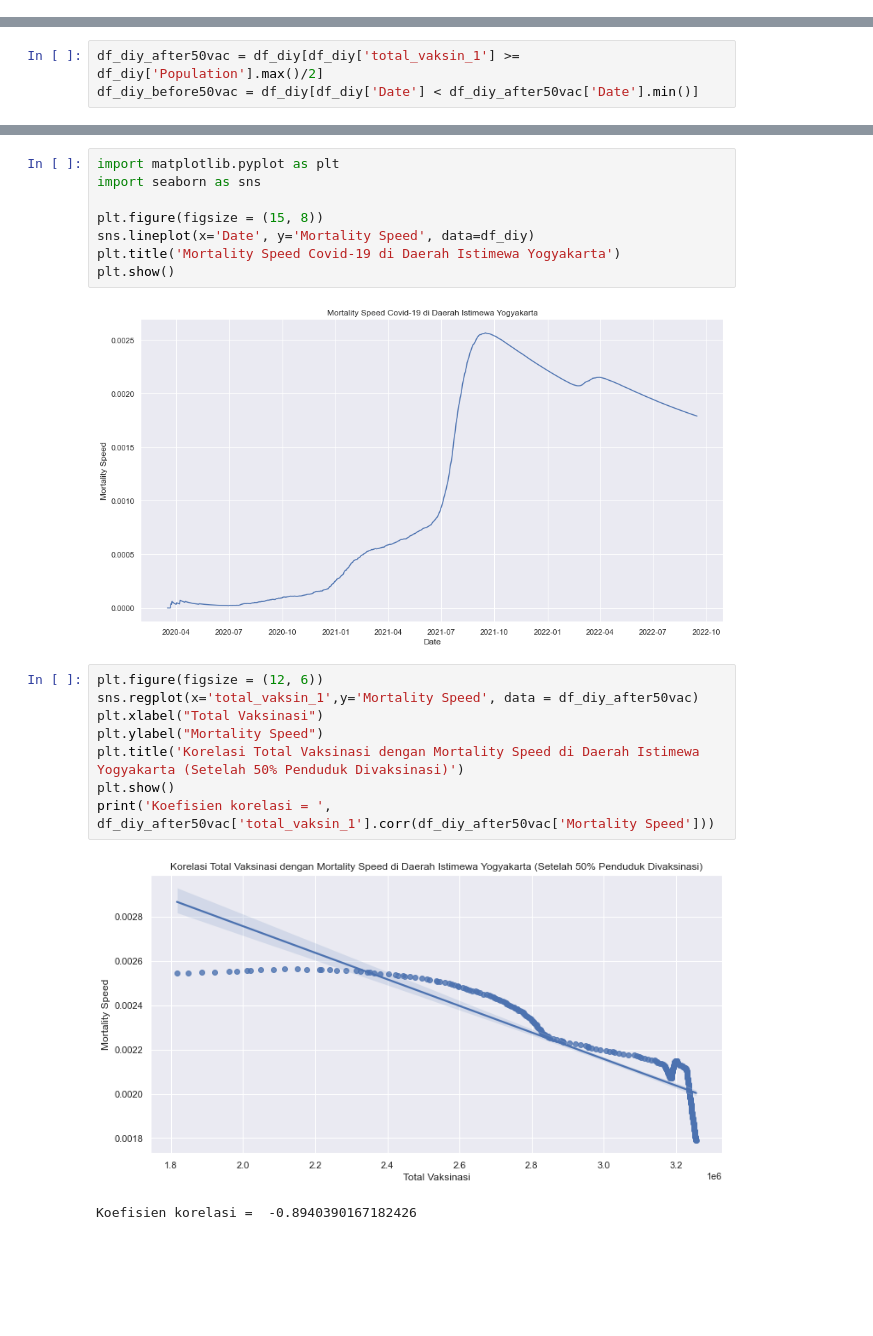
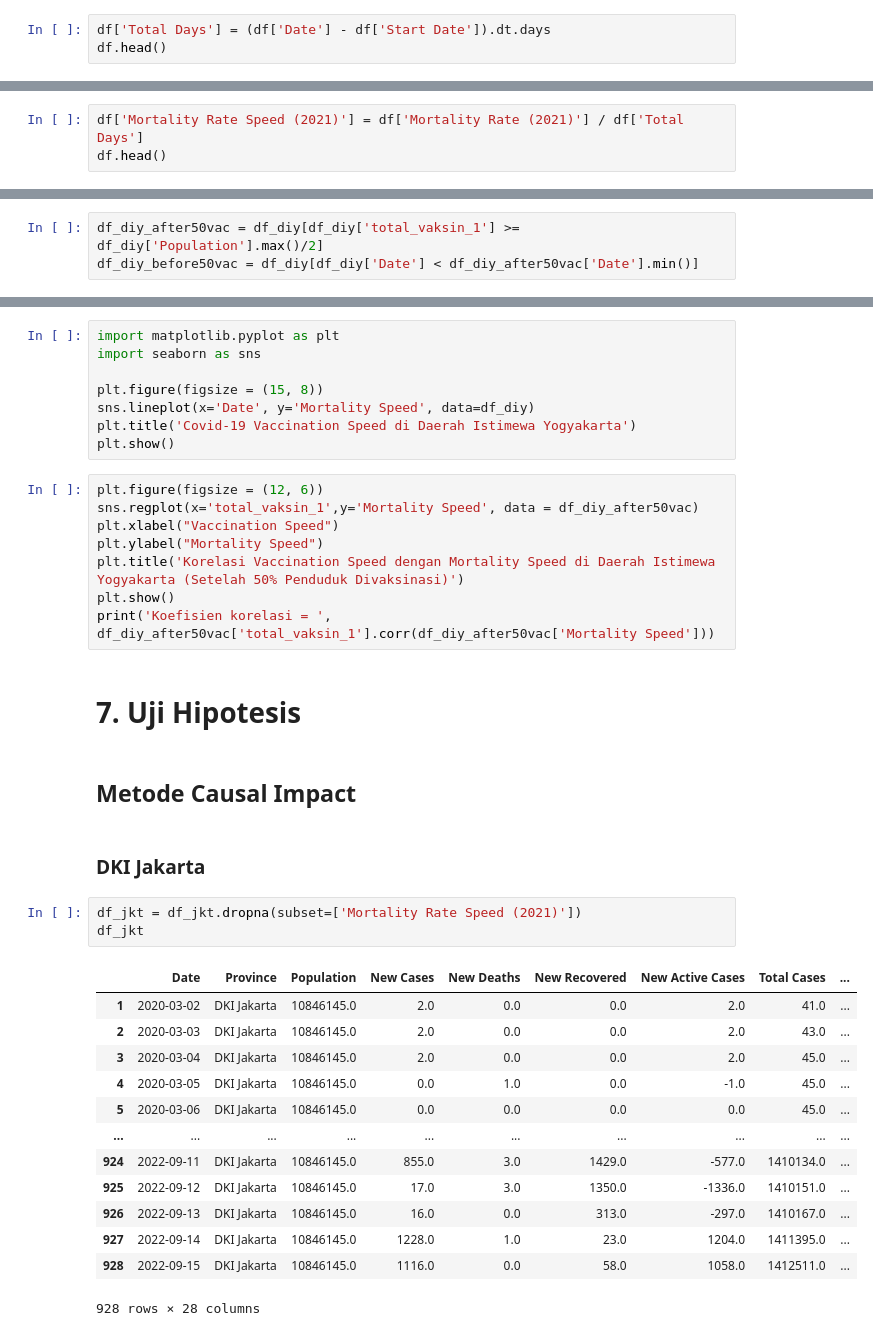
Before and after one commit to rahilaode/Vaccination-and-Mortality-Rate-Speed-of-Covid-19-in-2022, a Jupyter notebook: Pengaruh antara Vaksinasi dengan Angka Kematian Covid-19 pada Lima Provinsi di Indonesia Tahun 2021.ipynb, the cells around one changed output, grey strips where cells are left out. Saved outputs shown, nothing was run; the diff lists cells and outputs as text; blank space fills up the shorter version.

```diff
--- a/Pengaruh antara Vaksinasi dengan Angka Kematian Covid-19 pada Lima Provinsi di Indonesia Tahun 2021.ipynb
+++ b/Pengaruh antara Vaksinasi dengan Angka Kematian Covid-19 pada Lima Provinsi di Indonesia Tahun 2021.ipynb
@@ -948,0 +1000,3 @@ df_babel.head()
+# %%
+df['Total Days'] = (df['Date'] - df['Start Date']).dt.days
+df.head()
@@ -948,0 +1013,3 @@ df_babel.head()
+# %%
+df['Mortality Rate Speed (2021)'] = df['Mortality Rate (2021)'] / df['Total Days']
+df.head()
@@ -1385,18 +1547,36 @@ import seaborn as sns
 
 plt.figure(figsize = (15, 8))
 sns.lineplot(x='Date', y='Mortality Speed', data=df_diy)
-plt.title('Mortality Speed Covid-19 di Daerah Istimewa Yogyakarta')
+plt.title('Covid-19 Vaccination Speed di Daerah Istimewa Yogyakarta')
 plt.show()
-# %% [output]
-[figure, removed]
 # %%
 plt.figure(figsize = (12, 6))
 sns.regplot(x='total_vaksin_1',y='Mortality Speed', data = df_diy_after50vac)
-plt.xlabel("Total Vaksinasi")
+plt.xlabel("Vaccination Speed")
 plt.ylabel("Mortality Speed")
-plt.title('Korelasi Total Vaksinasi dengan Mortality Speed di Daerah Istimewa Yogyakarta (Setelah 50% Penduduk Divaksinasi)')
+plt.title('Korelasi Vaccination Speed dengan Mortality Speed di Daerah Istimewa Yogyakarta (Setelah 50% Penduduk Divaksinasi)')
 plt.show()
 print('Koefisien korelasi = ', df_diy_after50vac['total_vaksin_1'].corr(df_diy_after50vac['Mortality Speed']))
-# %% [output]
-[figure, removed]
-Koefisien korelasi =  -0.8940390167182426
+# %% [markdown]
+# 7. Uji Hipotesis
+# %% [markdown]
+## Metode Causal Impact
+# %% [markdown]
+### DKI Jakarta
+# %%
+df_jkt = df_jkt.dropna(subset=['Mortality Rate Speed (2021)'])
+df_jkt
+# %% [output]
+|  | Date | Province | Population | New Cases | New Deaths | New Recovered | New Active Cases | Total Cases | ... |
+| 1 | 2020-03-02 | DKI Jakarta | 10846145.0 | 2.0 | 0.0 | 0.0 | 2.0 | 41.0 | ... |
+| 2 | 2020-03-03 | DKI Jakarta | 10846145.0 | 2.0 | 0.0 | 0.0 | 2.0 | 43.0 | ... |
+| 3 | 2020-03-04 | DKI Jakarta | 10846145.0 | 2.0 | 0.0 | 0.0 | 2.0 | 45.0 | ... |
+| 4 | 2020-03-05 | DKI Jakarta | 10846145.0 | 0.0 | 1.0 | 0.0 | -1.0 | 45.0 | ... |
+| 5 | 2020-03-06 | DKI Jakarta | 10846145.0 | 0.0 | 0.0 | 0.0 | 0.0 | 45.0 | ... |
+| ... | ... | ... | ... | ... | ... | ... | ... | ... | ... |
+| 924 | 2022-09-11 | DKI Jakarta | 10846145.0 | 855.0 | 3.0 | 1429.0 | -577.0 | 1410134.0 | ... |
+| 925 | 2022-09-12 | DKI Jakarta | 10846145.0 | 17.0 | 3.0 | 1350.0 | -1336.0 | 1410151.0 | ... |
+| 926 | 2022-09-13 | DKI Jakarta | 10846145.0 | 16.0 | 0.0 | 313.0 | -297.0 | 1410167.0 | ... |
+| 927 | 2022-09-14 | DKI Jakarta | 10846145.0 | 1228.0 | 1.0 | 23.0 | 1204.0 | 1411395.0 | ... |
+| 928 | 2022-09-15 | DKI Jakarta | 10846145.0 | 1116.0 | 0.0 | 58.0 | 1058.0 | 1412511.0 | ... |
+928 rows × 28 columns
```
Also changed, not shown: parts of 68 cells of this notebook, 4 other files.
